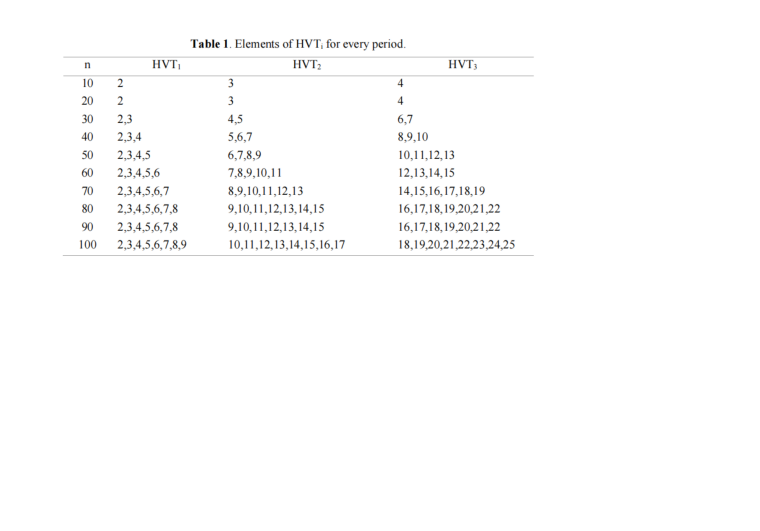
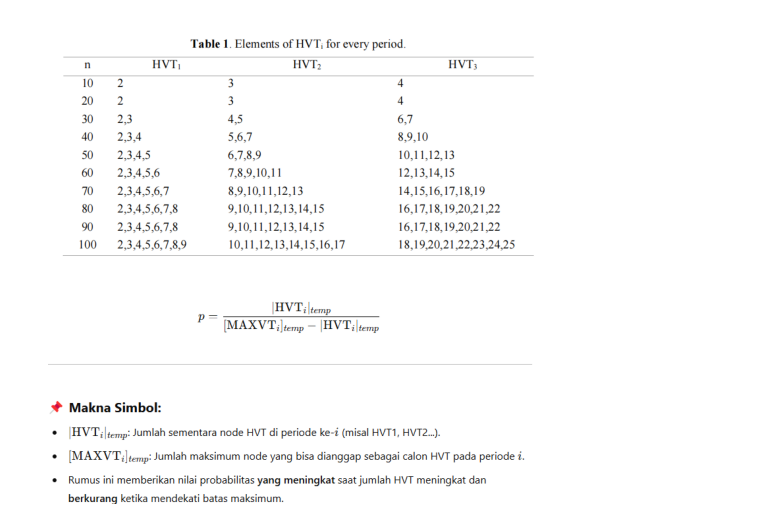
Before and after one commit to riadimrt/graph, a Jupyter notebook: REVISI1.ipynb, the cells around one changed output. Saved outputs shown, nothing was run; the diff lists cells and outputs as text; code cells hidden in the pictures; blank space fills up the shorter version.

```diff
--- a/REVISI1.ipynb
+++ b/REVISI1.ipynb
@@ -1,10 +1,16 @@
 # %%
 import matplotlib.pyplot as plt
 import matplotlib.image as mpimg
 
 img = mpimg.imread('element.png')
 plt.imshow(img)
 plt.axis('off')  # Optional, untuk menyembunyikan sumbu
 plt.show()
+
+img = mpimg.imread('formula.png')
+plt.imshow(img)
+plt.axis('off')  # Optional, untuk menyembunyikan sumbu
+plt.show()
 # %% [output]
 [figure]
+[figure, added]
```
Also changed, not shown: parts of 2 cells of this notebook, 2 other files.
